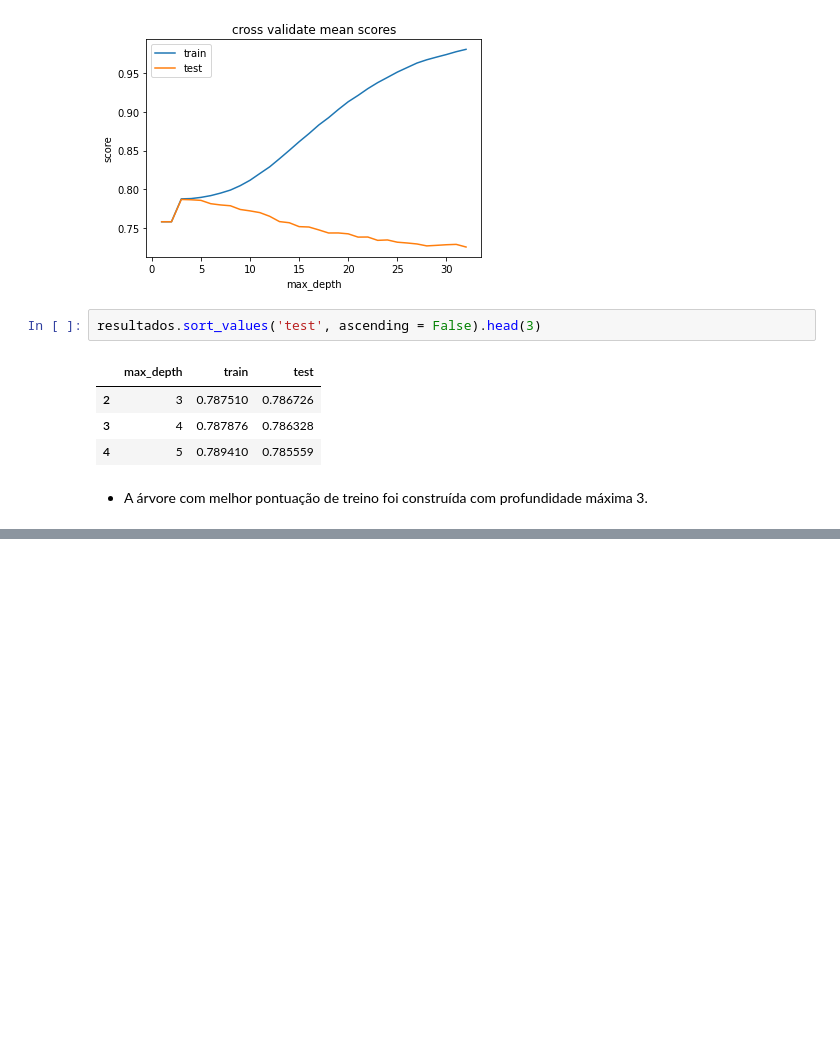
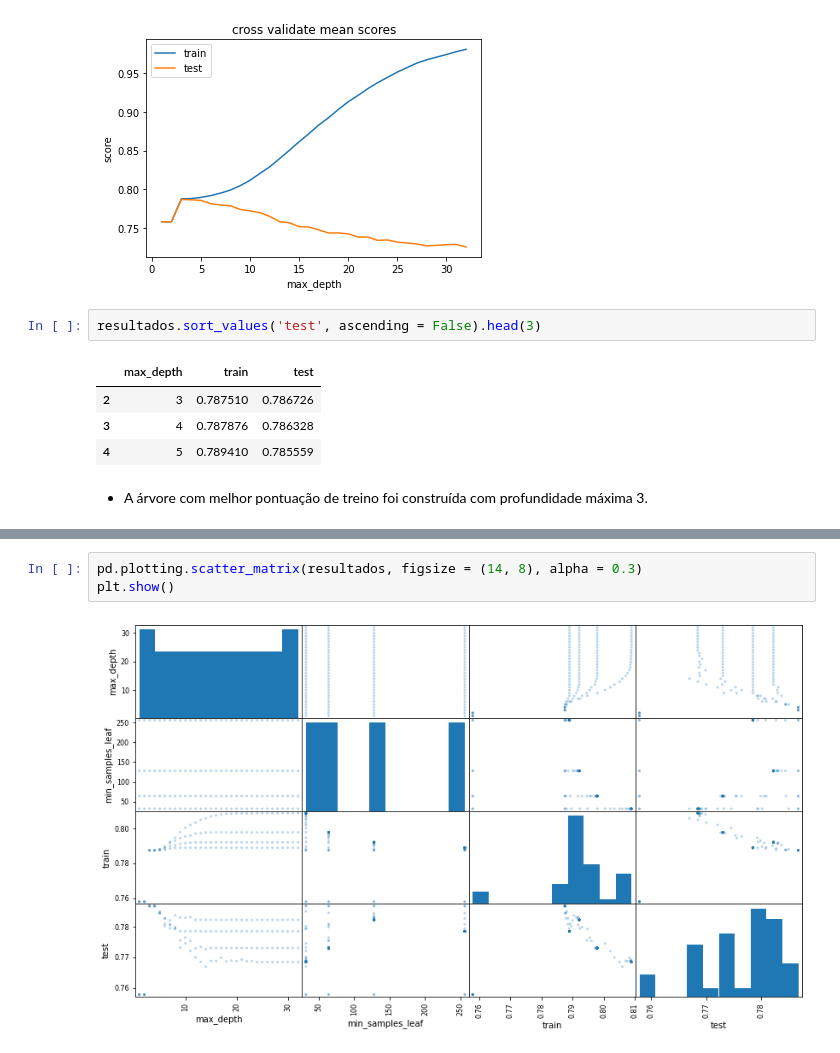
Before and after one commit to Tathy/ML_otimizacao_de_hiperparametros, a Jupyter notebook: Machine_Learning_parte_1_otimizacao_de_modelos_atraves_de_hiperparametros.ipynb, the cells around one changed output, grey strips where cells are left out. Cells and saved outputs as stored; diff of their text form; blank space fills up the shorter version.

```diff
--- a/Machine_Learning_parte_1_otimizacao_de_modelos_atraves_de_hiperparametros.ipynb
+++ b/Machine_Learning_parte_1_otimizacao_de_modelos_atraves_de_hiperparametros.ipynb
@@ -225,0 +306,5 @@ resultados.sort_values('test', ascending = False).head(3)
+# %%
+pd.plotting.scatter_matrix(resultados, figsize = (14, 8), alpha = 0.3)
+plt.show()
+# %% [output]
+[figure, added]
```
Also changed, not shown: parts of 26 cells of this notebook.
